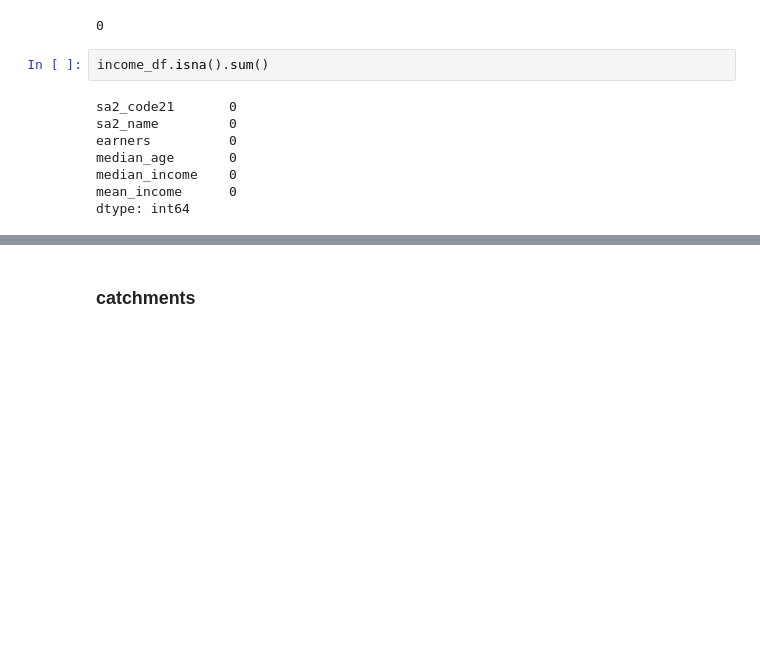
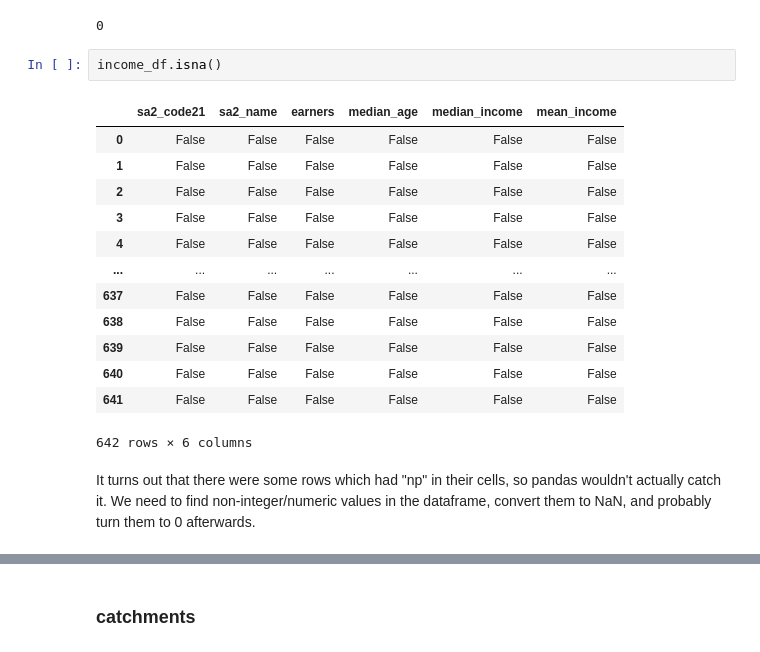
Before and after one commit to infernocadet/greater-sydney-analysis, a Jupyter notebook: Greater Sydney Analysis.ipynb, the cells around one changed output, grey strips where cells are left out. Saved outputs shown, nothing was run; the diff lists cells and outputs as text; blank space fills up the shorter version.

```diff
--- a/Greater Sydney Analysis.ipynb
+++ b/Greater Sydney Analysis.ipynb
@@ -672,12 +680,20 @@ income_df.duplicated().sum()
 # %% [output]
 0
 # %%
-income_df.isna().sum()
+income_df.isna()
 # %% [output]
+|  | sa2_code21 | sa2_name | earners | median_age | median_income | mean_income |
+| 0 | False | False | False | False | False | False |
+| 1 | False | False | False | False | False | False |
+| 2 | False | False | False | False | False | False |
+| 3 | False | False | False | False | False | False |
+| 4 | False | False | False | False | False | False |
+| ... | ... | ... | ... | ... | ... | ... |
+| 637 | False | False | False | False | False | False |
+| 638 | False | False | False | False | False | False |
+| 639 | False | False | False | False | False | False |
+| 640 | False | False | False | False | False | False |
+| 641 | False | False | False | False | False | False |
-sa2_code21       0
-sa2_name         0
-earners          0
-median_age       0
-median_income    0
-mean_income      0
-dtype: int64
+642 rows × 6 columns
+# %% [markdown]
+It turns out that there were some rows which had "np" in their cells, so pandas wouldn't actually catch it. We need to find non-integer/numeric values in the dataframe, convert them to NaN, and probably turn them to 0 afterwards.
```
Also changed, not shown: parts of 36 cells of this notebook, 2 other files.
